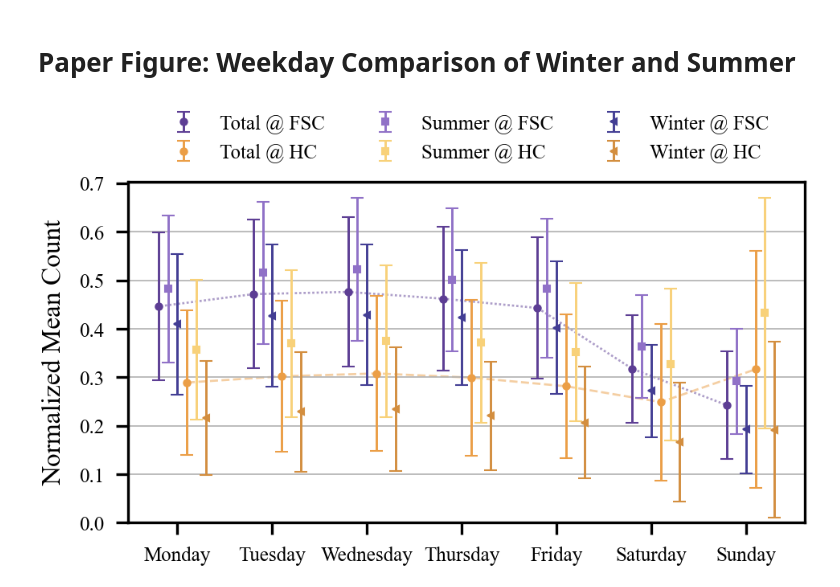
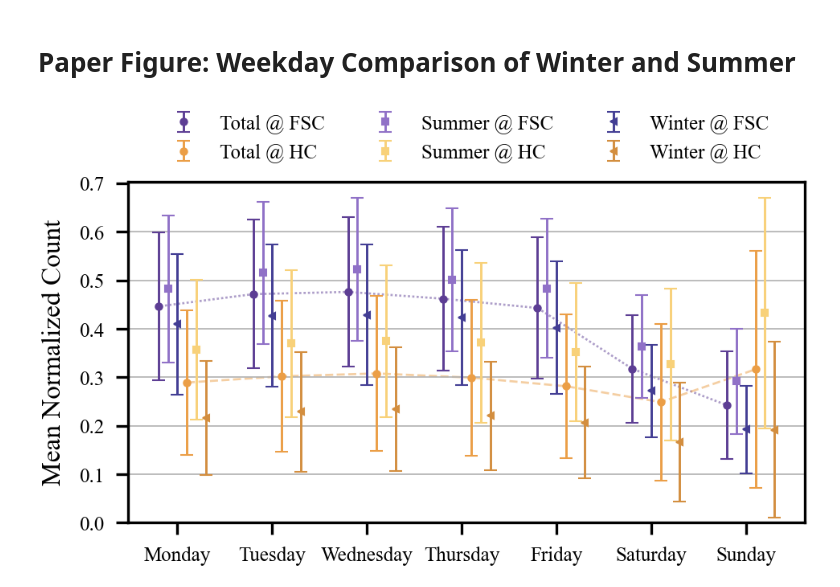
Before and after one commit to TinaTruong023/data-literacy_TypicalTueBiker, a Jupyter notebook: doc/fig/n_fig_week_winter_summer.ipynb, the cells around one changed output. Drawn from its saved outputs; the diff is of its cells as text; code cells hidden in the pictures.

```diff
--- a/doc/fig/n_fig_week_winter_summer.ipynb
+++ b/doc/fig/n_fig_week_winter_summer.ipynb
@@ -95,32 +95,32 @@ for didx, d in enumerate(data):
         # color_fac = 1.01 if didx == 0 else 0.9
         color_fac=1
         ax.errorbar(
             weekday_df["weekday"],weekday_df["mean"],
             yerr=weekday_df["std"],fmt=fmt,
             lw=.7,markeredgewidth=.5,ms=2,capsize=2,
             label=f"{s} @ {counter}",
             color=season_color[sidx][didx]*color_fac,
         )
 
     ax.plot(
         d[0]["weekday"],d[0]["mean"],
         color=season_color[0][didx],
         alpha=0.5,lw=.65,linestyle=(1,(1,1)) if didx == 0 else "--",
         zorder=0
         # label=f"{counter}"
     )
-ax.set_ylabel("Normalized Mean Count")
+ax.set_ylabel("Mean Normalized Count")
 ax.set_xticks([0, 1, 2, 3, 4, 5, 6])
 ax.set_xticklabels(["Monday", "Tuesday", "Wednesday", "Thursday", "Friday", "Saturday", "Sunday"])
 ax.grid(axis="y", lw=0.4)
 ax.set_ylim(bottom=0)
 handles, labels = ax.get_legend_handles_labels()
 order = [0,3,1,4,2,5]
 new_labels_order = [labels[idx] for idx in order]
 # new_labels_order.insert(0,custom_legend[1])
 new_handles_order = [handles[idx] for idx in order]
 plt.legend(new_handles_order, new_labels_order , bbox_to_anchor=(0.5,1.25), ncol=3, loc="upper center", frameon=False)
 # plt.show()
 plt.savefig("fig_weekly_winter_summer.pdf")
 # %% [output]
-[figure, old version]
+[figure, new version]
```
Also changed, not shown: 1 other file.
